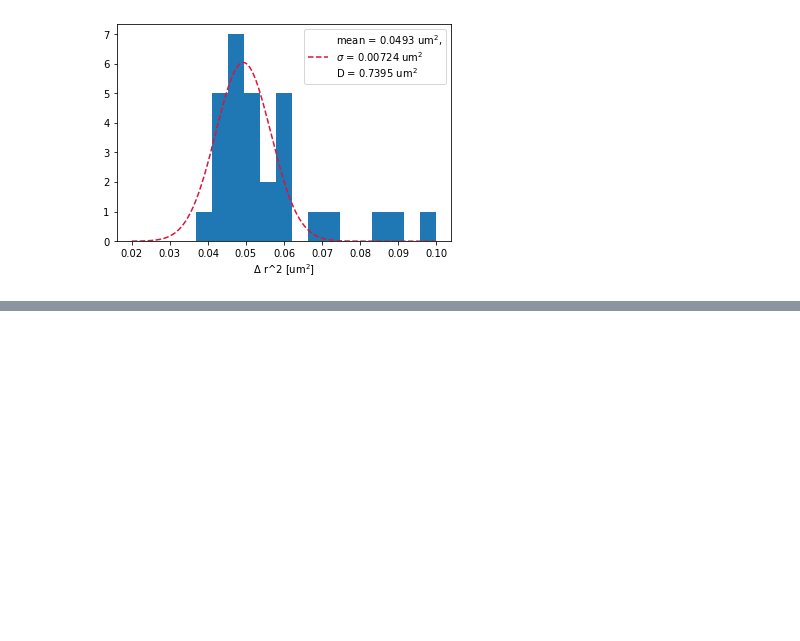
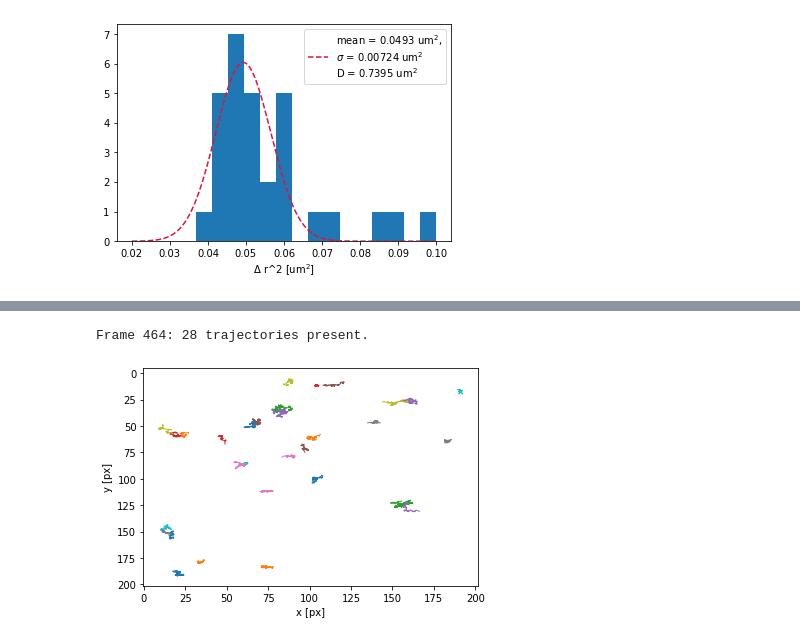
Before and after one commit to dbautista98/BMC_analysis, a Jupyter notebook: New Bead Analysis.ipynb, the cells around one changed output, grey strips where cells are left out. Cells and saved outputs as stored; diff of their text form; code cells hidden in the pictures; blank space fills up the shorter version.

Commit message:
ran more tests

```diff
--- a/New Bead Analysis.ipynb
+++ b/New Bead Analysis.ipynb
@@ -46,0 +53,7 @@ Text(0.5, 1.0, '$\\Delta$')
+# %%
+#Test 3
+path3 = bead_path("4.65", "GLY", "0.4", "40x")[1] + "/*.bmp"
+obs3 = experiment(path3, 11, 500, 11, x40)
+# %% [output]
+Frame 464: 28 trajectories present.
+[figure, added]
```
Also changed, not shown: parts of 8 cells of this notebook.
